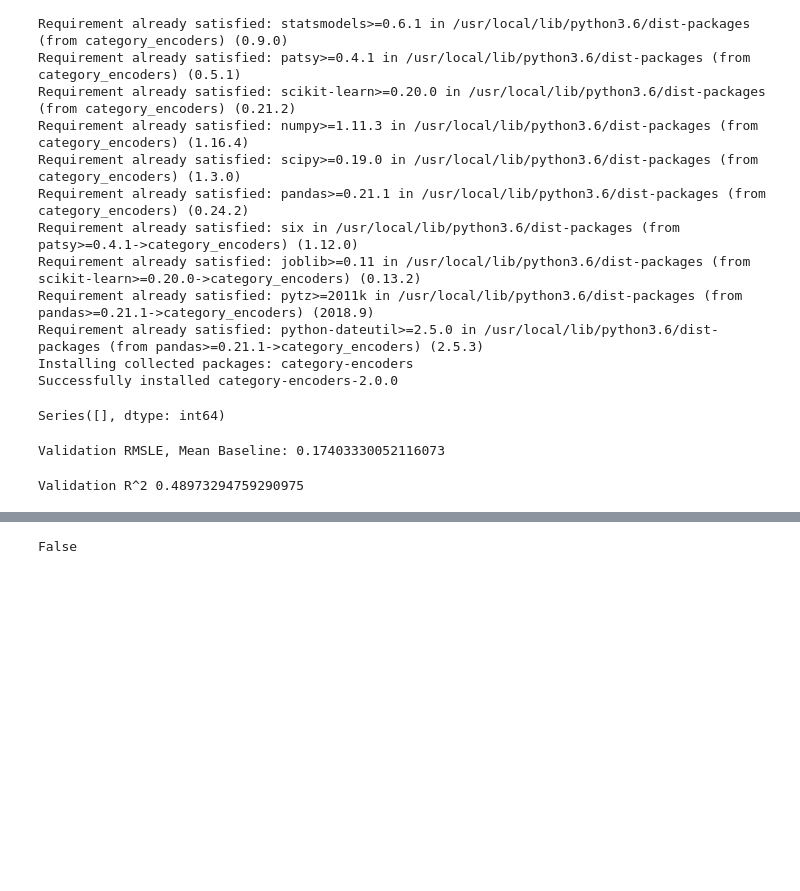
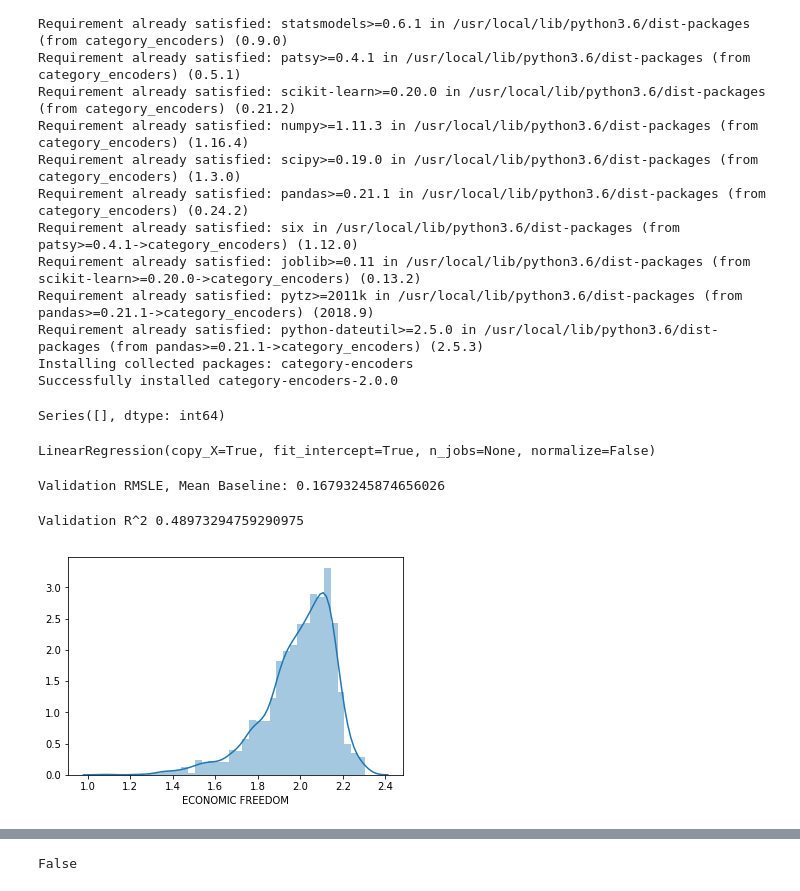
Before and after one commit to ValerieLangat/DS-Project-2---Predictive-Modeling, a Jupyter notebook: Project_2_Trial_and_Error_2.ipynb, the cells around one changed output, grey strips where cells are left out. Cells and saved outputs as stored; diff of their text form; code cells hidden in the pictures; blank space fills up the shorter version.

```diff
--- a/Project_2_Trial_and_Error_2.ipynb
+++ b/Project_2_Trial_and_Error_2.ipynb
@@ -57,6 +57,12 @@ nulls = data.isnull().sum()
 nulls[nulls > 0]
 # %% [output]
 Series([], dtype: int64)
+# %%
+from sklearn.linear_model import LinearRegression
+linreg = LinearRegression()
+linreg.fit(X_train, y_train)
+# %% [output]
+LinearRegression(copy_X=True, fit_intercept=True, n_jobs=None, normalize=False)
 # %%
 features = ['1a_government_consumption', '1c_gov_enterprises', '1d_top_marg_tax_rate', '2a_judicial_independence', '3c_inflation',
 '3d_freedom_own_foreign_currency', '4a_tariffs', '4c_black_market', '4d_control_movement_capital_ppl', '5a_credit_market_reg', '5b_labor_market_reg']
@@ -66,10 +72,10 @@ X_test = test[features]
 target = 'ECONOMIC FREEDOM'
 y_train = train[target]
 y_test = test[target]
-y_pred = np.full_like(y_test, fill_value=y_train.mean())
+y_pred = linreg.predict(X_test)
 print('Validation RMSLE, Mean Baseline:', rmsle(y_test, y_pred))
 # %% [output]
-Validation RMSLE, Mean Baseline: 0.17403330052116073
+Validation RMSLE, Mean Baseline: 0.16793245874656026
 # %%
 from sklearn.ensemble import RandomForestRegressor
 model = RandomForestRegressor(n_estimators=100, random_state=42, n_jobs=-1)
@@ -78,3 +84,8 @@ r2 = model.score(X_test, y_test)
 print('Validation R^2', r2)
 # %% [output]
 Validation R^2 0.48973294759290975
+# %%
+y_train_log = np.log1p(y_train)
+sns.distplot(y_train_log);
+# %% [output]
+[figure, added]
```
Also changed, not shown: parts of 5 cells of this notebook.
